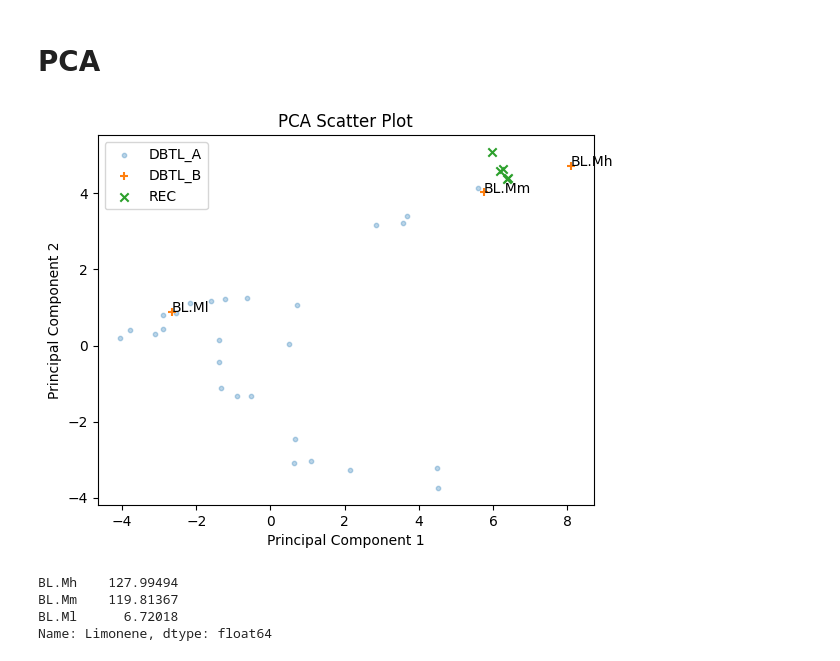
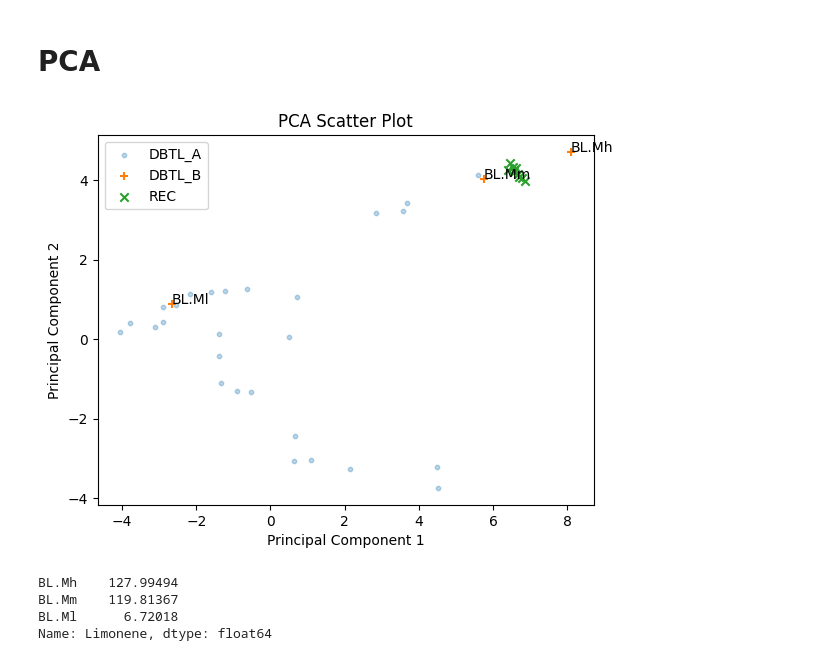
Before and after one commit to costasmexis/straindesignXAI, a Jupyter notebook: notebooks/Limonene_manual.ipynb, the cells around one changed output. Cells and saved outputs as stored; diff of their text form; code cells hidden in the pictures.

```diff
--- a/notebooks/Limonene_manual.ipynb
+++ b/notebooks/Limonene_manual.ipynb
@@ -310,31 +336,31 @@ Create new `sampling bounds`, to generate/recommend new strain designs.
 # %%
 sampling_bounds = pd.DataFrame(columns=bounds.columns, index=bounds.index)
 
-sampling_bounds["Q40322_MENSP"].loc["min"] = 10
+sampling_bounds["Q40322_MENSP"].loc["min"] = 9.60
 sampling_bounds["Q40322_MENSP"].loc["max"] = bounds["Q40322_MENSP"].loc["max"]
 
-sampling_bounds["ATOB_ECOLI"].loc["min"] = 1.30 # bounds["ATOB_ECOLI"].loc["min"]
+sampling_bounds["ATOB_ECOLI"].loc["min"] = bounds["ATOB_ECOLI"].loc["min"]
 sampling_bounds["ATOB_ECOLI"].loc["max"] = bounds["ATOB_ECOLI"].loc["max"]
 
 sampling_bounds["Q9FD87_STAAU"].loc["min"] = bounds["Q9FD87_STAAU"].loc["min"]
-sampling_bounds["Q9FD87_STAAU"].loc["max"] = 1.40
+sampling_bounds["Q9FD87_STAAU"].loc["max"] = 1.37
 
-sampling_bounds["Q8LKJ3_ABIGR"].loc["min"] = bounds["Q8LKJ3_ABIGR"].loc["min"]
-sampling_bounds["Q8LKJ3_ABIGR"].loc["max"] = 1.20
+sampling_bounds["Q8LKJ3_ABIGR"].loc["min"] = 1.29 #bounds["Q8LKJ3_ABIGR"].loc["min"]
+sampling_bounds["Q8LKJ3_ABIGR"].loc["max"] = 2.49
 
-sampling_bounds["Q9FD86_STAAU"].loc["min"] = bounds["Q9FD86_STAAU"].loc["min"]
-sampling_bounds["Q9FD86_STAAU"].loc["max"] = 1.10
+sampling_bounds["Q9FD86_STAAU"].loc["min"] = 1.08 # bounds["Q9FD86_STAAU"].loc["min"]
+sampling_bounds["Q9FD86_STAAU"].loc["max"] = 2.16
 
 sampling_bounds["MVD1_YEAST"].loc["min"] = bounds["MVD1_YEAST"].loc["min"]
-sampling_bounds["MVD1_YEAST"].loc["max"] = 1
+sampling_bounds["MVD1_YEAST"].loc["max"] = bounds["MVD1_YEAST"].loc["max"]
 
-sampling_bounds["ERG8_YEAST"].loc["min"] = 1.10
-sampling_bounds["ERG8_YEAST"].loc["max"] = bounds["ERG8_YEAST"].loc["max"]
+sampling_bounds["ERG8_YEAST"].loc["min"] = 0.52
+sampling_bounds["ERG8_YEAST"].loc["max"] = 0.86 # bounds["ERG8_YEAST"].loc["max"]
 
-sampling_bounds["KIME_YEAST"].loc["min"] = 0.20
-sampling_bounds["KIME_YEAST"].loc["max"] = 0.40 # bounds["KIME_YEAST"].loc["max"]
+sampling_bounds["KIME_YEAST"].loc["min"] = bounds["KIME_YEAST"].loc["min"]
+sampling_bounds["KIME_YEAST"].loc["max"] = bounds["KIME_YEAST"].loc["max"]
 
-sampling_bounds["IDI_ECOLI"].loc["min"] = 2.80
+sampling_bounds["IDI_ECOLI"].loc["min"] = 2.76
 sampling_bounds["IDI_ECOLI"].loc["max"] = bounds["IDI_ECOLI"].loc["max"]
 
 # Draw samples fiven the above bounds
@@ -377,7 +403,7 @@ def bounds_to_dict(bounds: pd.DataFrame):
     return bounds_dict
 
 
-query_instances = X_train[0:1]
+query_instances = X_train[0:3]
 
 d = dice_ml.Data(
     dataframe=df_A, continuous_features=INPUT_VARS, outcome_name=RESPONSE_VARS[0]
@@ -386,10 +412,10 @@ m = dice_ml.Model(model=final_model, backend="sklearn",model_type="regressor")
 exp = dice_ml.Dice(d, m, method="genetic")
 e1 = exp.generate_counterfactuals(
     query_instances,
-    total_CFs=20,
-    desired_range=[83, 90],
+    total_CFs=10,
+    desired_range=[70, 75],
     permitted_range=bounds_to_dict(sampling_bounds),
 )
 
 cf_df = e1.cf_examples_list[0].final_cfs_df
-e1.visualize_as_dataframe(show_only_changes=True)
+# e1.visualize_as_dataframe(show_only_changes=True)
@@ -417,0 +422,9 @@ Diverse Counterfactual set (new outcome: [83, 90])
+# %%
+cf_df = pd.DataFrame()
+for i in range(len(e1.cf_examples_list)):
+    _ = e1.cf_examples_list[i].final_cfs_df
+    # Concatenate the dataframes
+    cf_df = pd.concat([cf_df, _], axis=0)
+
+cf_df.sort_values('Limonene', ascending=False, inplace=True)
+cf_df.head(3)
@@ -420,28 +438,28 @@ Diverse Counterfactual set (new outcome: [83, 90])
 # %%
 from sklearn.decomposition import PCA
 import matplotlib.pyplot as plt
 
 pca = PCA(n_components=2)
 pca.fit(df_A[INPUT_VARS])
 trans_df_A = pca.transform(df_A[INPUT_VARS])
 trans_df_B = pca.transform(df_B[INPUT_VARS])
-trans_rec = pca.transform(sample_df[INPUT_VARS][:5])
+trans_rec = pca.transform(sample_df[INPUT_VARS][:10])
 
 # Plot
 plt.scatter(trans_df_A[:, 0], trans_df_A[:, 1], label="DBTL_A", alpha=0.3, s=10)
 plt.scatter(trans_df_B[:, 0], trans_df_B[:, 1], label="DBTL_B", marker="+")
 for i, txt in enumerate(DBTL_B):
     plt.annotate(txt, (trans_df_B[i, 0], trans_df_B[i, 1]))
 plt.scatter(trans_rec[:, 0], trans_rec[:, 1], label="REC", marker="x")
 plt.xlabel("Principal Component 1")
 plt.ylabel("Principal Component 2")
 plt.title("PCA Scatter Plot")
 plt.legend()
 plt.show()
 
 print(df_B["Limonene"].sort_values(ascending=False))
 # %% [output]
-[figure, old version]
+[figure, new version]
 BL.Mh    127.99494
 BL.Mm    119.81367
 BL.Ml      6.72018
```
Also changed, not shown: parts of 20 cells of this notebook, 15 other files.
